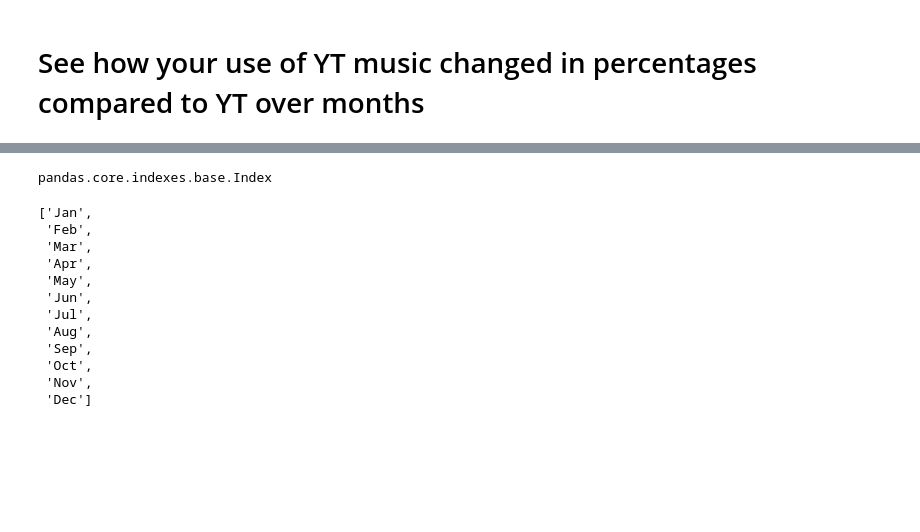
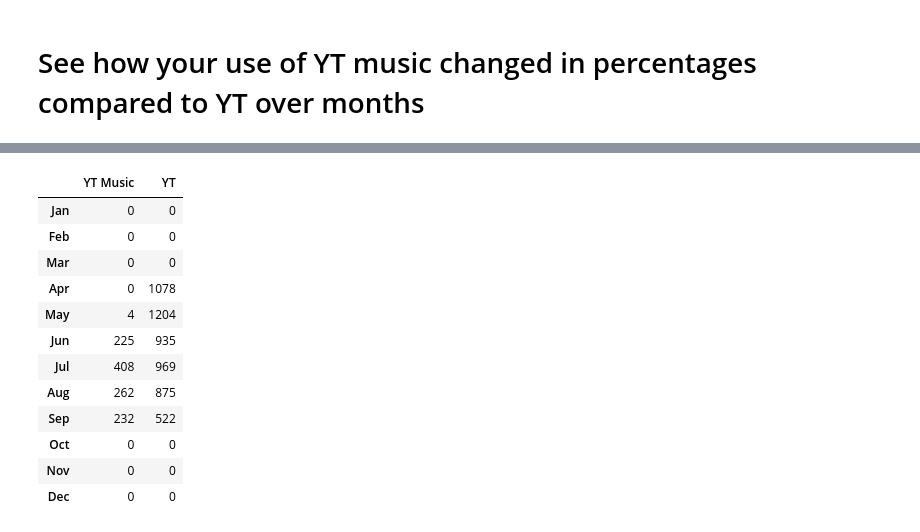
Before and after one commit to SanAntonik/yt_activity_analysis, a Jupyter notebook: explore.ipynb, the cells around one changed output, grey strips where cells are left out. Drawn from its saved outputs; the diff is of its cells as text; code cells hidden in the pictures; blank space fills up the shorter version.

```diff
--- a/explore.ipynb
+++ b/explore.ipynb
@@ -196,19 +174,0 @@ KeyError: 'Jan'
-# %%
-type(vids.keys())
-# %% [output]
-pandas.core.indexes.base.Index
-# %%
-vids.index.tolist()
-# %% [output]
-['Jan',
- 'Feb',
- 'Mar',
- 'Apr',
- 'May',
- 'Jun',
- 'Jul',
- 'Aug',
- 'Sep',
- 'Oct',
- 'Nov',
- 'Dec']
@@ -214,0 +183,16 @@ vids.index.tolist()
+# %%
+yt_music_use_progress
+# %% [output]
+|  | YT Music | YT |
+| Jan | 0 | 0 |
+| Feb | 0 | 0 |
+| Mar | 0 | 0 |
+| Apr | 0 | 1078 |
+| May | 4 | 1204 |
+| Jun | 225 | 935 |
+| Jul | 408 | 969 |
+| Aug | 262 | 875 |
+| Sep | 232 | 522 |
+| Oct | 0 | 0 |
+| Nov | 0 | 0 |
+| Dec | 0 | 0 |
```
Also changed, not shown: parts of 3 cells of this notebook.
